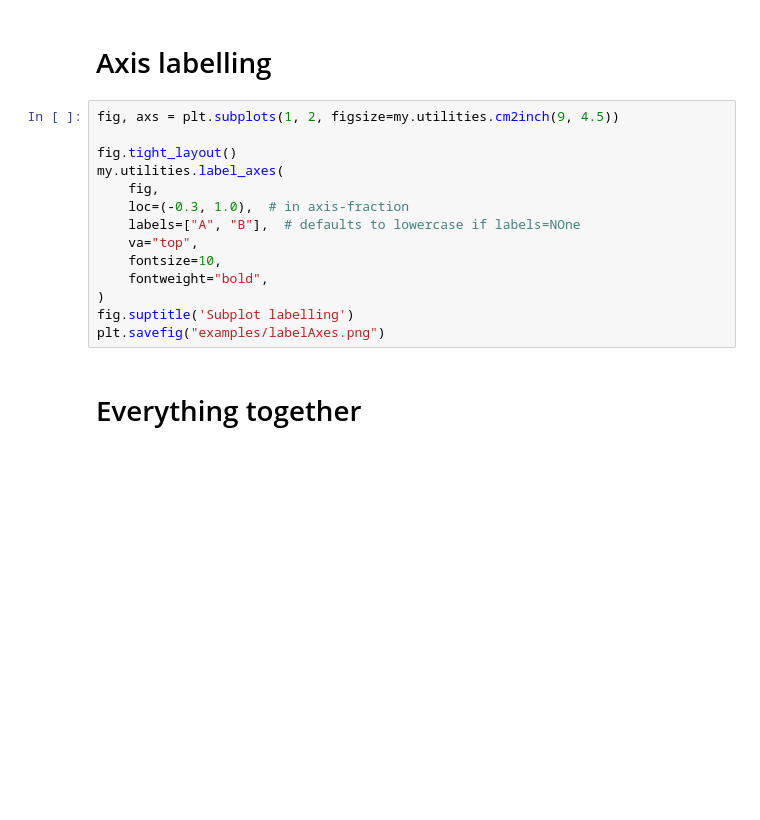
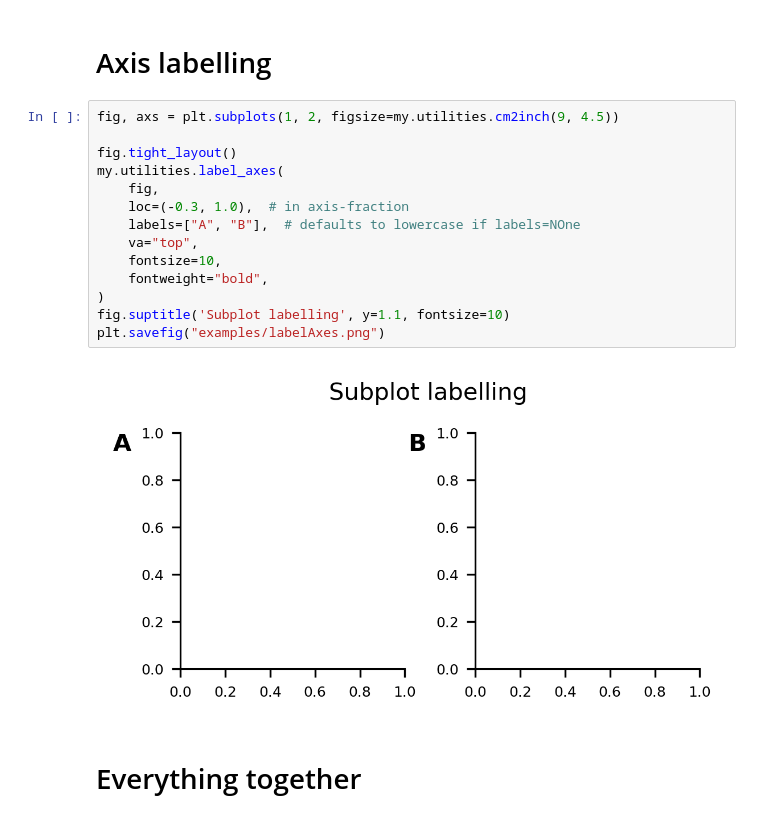
Before and after one commit to moltaire/myplotlib, a Jupyter notebook: gallery.ipynb, the cells around one changed output. Drawn from its saved outputs; the diff is of its cells as text; blank space fills up the shorter version.

```diff
--- a/gallery.ipynb
+++ b/gallery.ipynb
@@ -81,17 +98,19 @@ plt.savefig("examples/hTextLine.png")
 # %%
 fig, axs = plt.subplots(1, 2, figsize=my.utilities.cm2inch(9, 4.5))
 
 fig.tight_layout()
 my.utilities.label_axes(
     fig,
     loc=(-0.3, 1.0),  # in axis-fraction
     labels=["A", "B"],  # defaults to lowercase if labels=NOne
     va="top",
     fontsize=10,
     fontweight="bold",
 )
-fig.suptitle('Subplot labelling')
+fig.suptitle('Subplot labelling', y=1.1, fontsize=10)
 plt.savefig("examples/labelAxes.png")
+# %% [output]
+[figure, added]
 # %% [markdown]
 # Everything together
 # %%
```
Also changed, not shown: parts of 5 cells of this notebook.
